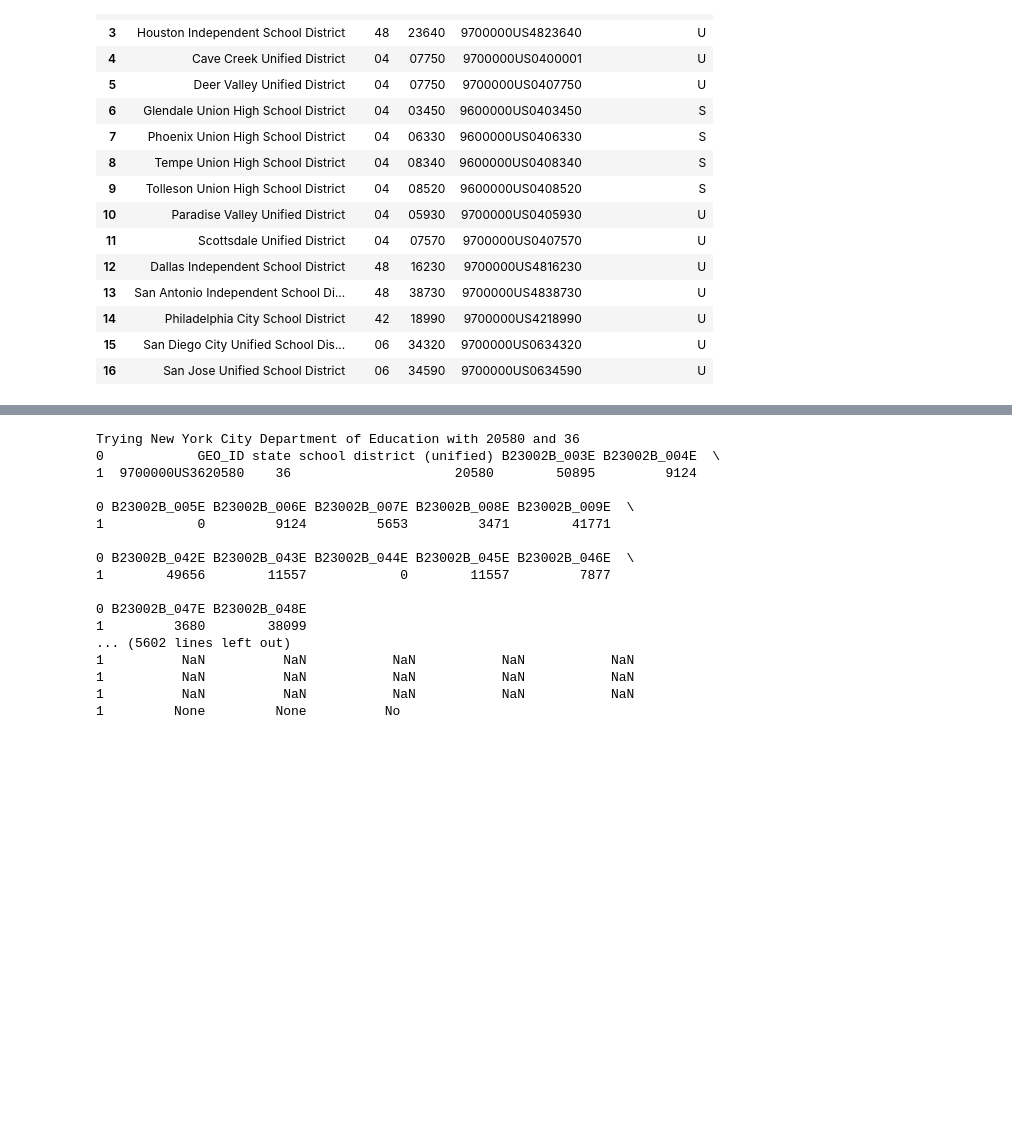
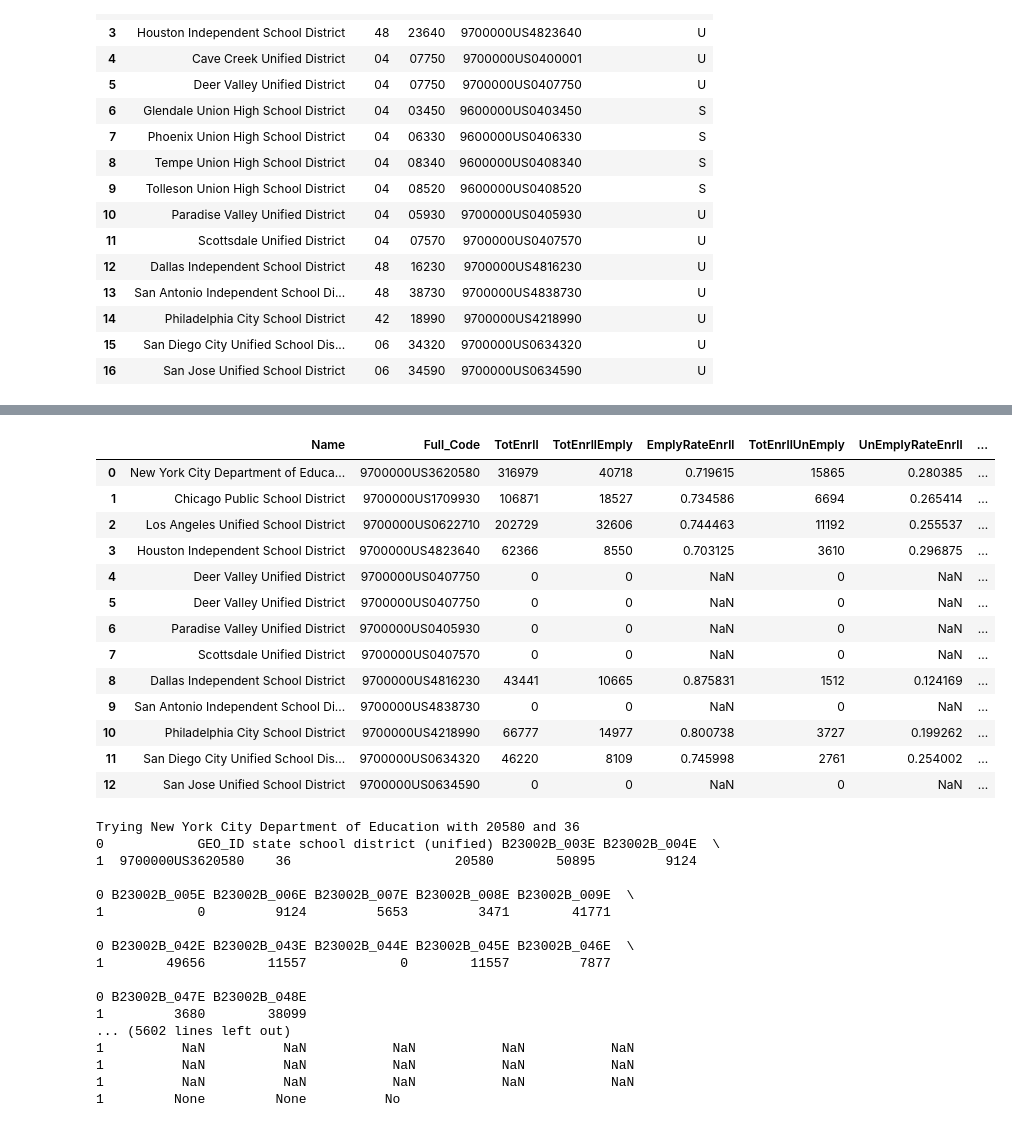
Before and after one commit to eisenba/project-1, a Jupyter notebook: censusdata/CensusData.ipynb, the cells around one changed output, grey strips where cells are left out. Cells and saved outputs as stored; diff of their text form; code cells hidden in the pictures; blank space fills up the shorter version.

```diff
--- a/censusdata/CensusData.ipynb
+++ b/censusdata/CensusData.ipynb
@@ -153,3 +152,28 @@ Trying San Jose Unified School District with 34590 and 06
 | 10 | Philadelphia City School District | 42 | 18990 | 9700000US4218990 | U | 9700000US4218990 | 42 | 18990 | ... |
 | 11 | San Diego City Unified School Dis... | 06 | 34320 | 9700000US0634320 | U | 9700000US0634320 | 06 | 34320 | ... |
 | 12 | San Jose Unified School District | 06 | 34590 | 9700000US0634590 | U | 9700000US0634590 | 06 | 34590 | ... |
+# %%
+# replace empty cells with zero
+districts_df18B14005 = districts_df18B14005.fillna(0)
+# Rename B14005_001E to Tot. It is the total 16 to 19 y/os
+districts_df18B14005['Tot'] = districts_df18B14005['B14005_001E'].astype('int64') + districts_df18B14005['B14005_017E'].astype('int64')
+# %%
+# Calculate total enrolled
+# (male enrolled + female enrolled)
+districts_df18B14005['TotEnrll'] = districts_df18B14005['B14005_003E'].astype('int64') + districts_df18B14005['B14005_017E'].astype('int64')
+
+# Calculate total enrolled and employed
+# (male enrolled and employed + female enrolled and employed)
+districts_df18B14005['TotEnrllEmply'] = districts_df18B14005['B14005_004E'].astype('int64') + districts_df18B14005['B14005_018E'].astype('int64')
+
+# Calculate total enrolled and unemployed
+# (male enrolled and unemployed + female enrolled and unemployed)
+districts_df18B14005['TotEnrllUnEmply'] = districts_df18B14005['B14005_005E'].astype('int64') + districts_df18B14005['B14005_019E'].astype('int64')
+
+# Calculate total enrolled and not in labor force
+# (male enrolled and not in labor force + female enrolled and not in labor force)
+districts_df18B14005['TotEnrllNonLbr'] = districts_df18B14005['B14005_006E'].astype('int64') + districts_df18B14005['B14005_020E'].astype('int64')
+
+# Calculate total enrolled and not in labor force
+# (male enrolled and not in labor force + female enrolled and not in labor force)
+districts_df18B14005['TotEnrllLbr'] = districts_df18B14005['TotEnrll'].astype('int64') - districts_df18B14005['TotEnrllNonLbr'].astype('int64')
@@ -156,3 +196,38 @@ Trying San Jose Unified School District with 34590 and 06
+# %%
+# Calculate employment rate for enrolled
+# (total enrolled and employed / total enrolled and in labor force)
+districts_df18B14005['EmplyRateEnrll'] = districts_df18B14005['TotEnrllEmply'].astype('float64') / districts_df18B14005['TotEnrllLbr'].astype('float64')
+
+# Calculate labor force participation rate for enrolled
+# (total enrolled and in labor force / total enrolled)
+districts_df18B14005['LbrRateEnrll'] = districts_df18B14005['TotEnrllLbr'].astype('float64') / districts_df18B14005['TotEnrll'].astype('float64')
+
+# Calculate employment rate for enrolled
+# (total enrolled and unemployed / total enrolled and in labor force)
+districts_df18B14005['UnEmplyRateEnrll'] = districts_df18B14005['TotEnrllUnEmply'].astype('float64') / districts_df18B14005['TotEnrllLbr'].astype('float64')
+
+# Calculate not in labor force for enrolled
+# (total enrolled and not in labor force / total enrolled)
+districts_df18B14005['NonLbrRateEnrll'] = districts_df18B14005['TotEnrllNonLbr'].astype('float64') / districts_df18B14005['TotEnrll'].astype('float64')
+# %%
+# Create summary table
+summary_18BB14005 = districts_df18B14005[['Name','Full_Code','TotEnrll','TotEnrllEmply','EmplyRateEnrll','TotEnrllUnEmply','UnEmplyRateEnrll','TotEnrllLbr','LbrRateEnrll','TotEnrllNonLbr','NonLbrRateEnrll']]
+summary_18BB14005
+# %% [output]
+|  | Name | Full_Code | TotEnrll | TotEnrllEmply | EmplyRateEnrll | TotEnrllUnEmply | UnEmplyRateEnrll | ... |
+| 0 | New York City Department of Educa... | 9700000US3620580 | 316979 | 40718 | 0.719615 | 15865 | 0.280385 | ... |
+| 1 | Chicago Public School District | 9700000US1709930 | 106871 | 18527 | 0.734586 | 6694 | 0.265414 | ... |
+| 2 | Los Angeles Unified School District | 9700000US0622710 | 202729 | 32606 | 0.744463 | 11192 | 0.255537 | ... |
+| 3 | Houston Independent School District | 9700000US4823640 | 62366 | 8550 | 0.703125 | 3610 | 0.296875 | ... |
+| 4 | Deer Valley Unified District | 9700000US0407750 | 0 | 0 | NaN | 0 | NaN | ... |
+| 5 | Deer Valley Unified District | 9700000US0407750 | 0 | 0 | NaN | 0 | NaN | ... |
+| 6 | Paradise Valley Unified District | 9700000US0405930 | 0 | 0 | NaN | 0 | NaN | ... |
+| 7 | Scottsdale Unified District | 9700000US0407570 | 0 | 0 | NaN | 0 | NaN | ... |
+| 8 | Dallas Independent School District | 9700000US4816230 | 43441 | 10665 | 0.875831 | 1512 | 0.124169 | ... |
+| 9 | San Antonio Independent School Di... | 9700000US4838730 | 0 | 0 | NaN | 0 | NaN | ... |
+| 10 | Philadelphia City School District | 9700000US4218990 | 66777 | 14977 | 0.800738 | 3727 | 0.199262 | ... |
+| 11 | San Diego City Unified School Dis... | 9700000US0634320 | 46220 | 8109 | 0.745998 | 2761 | 0.254002 | ... |
+| 12 | San Jose Unified School District | 9700000US0634590 | 0 | 0 | NaN | 0 | NaN | ... |
 # %%
 # API call loop for table B23002A-B23002I 2018 which give employment by age group for ethnic groups
 # some setup before the loop
```
Also changed, not shown: parts of 4 cells of this notebook.
